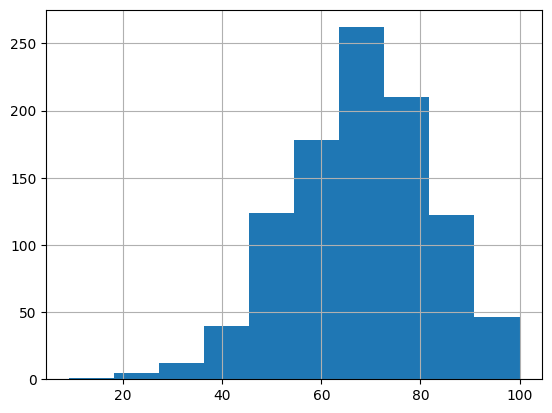
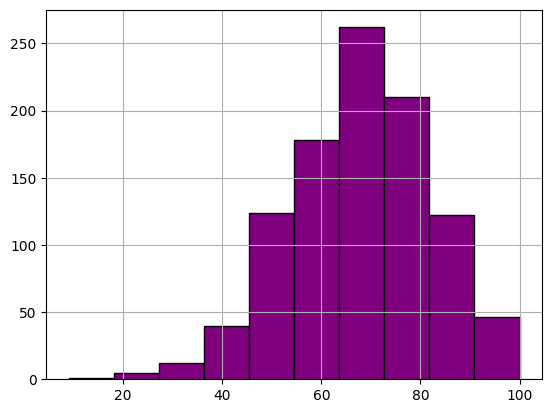
The notebook cell's code change between the first figure and the second:
--- before
+++ after
@@ -1 +1 @@
-df["average_score"].hist()
+df["average_score"].hist(color="purple", edgecolor="black")

Commit: color palette